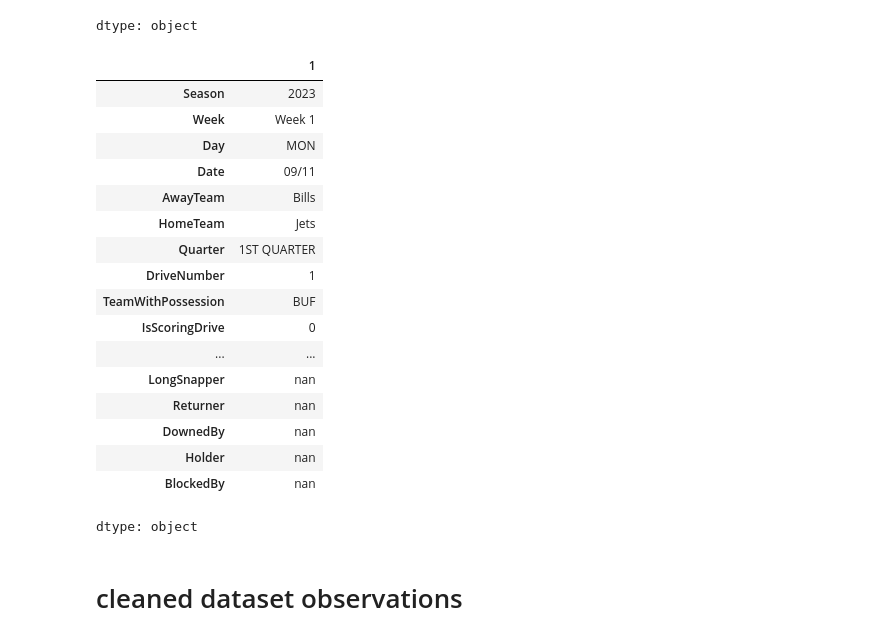
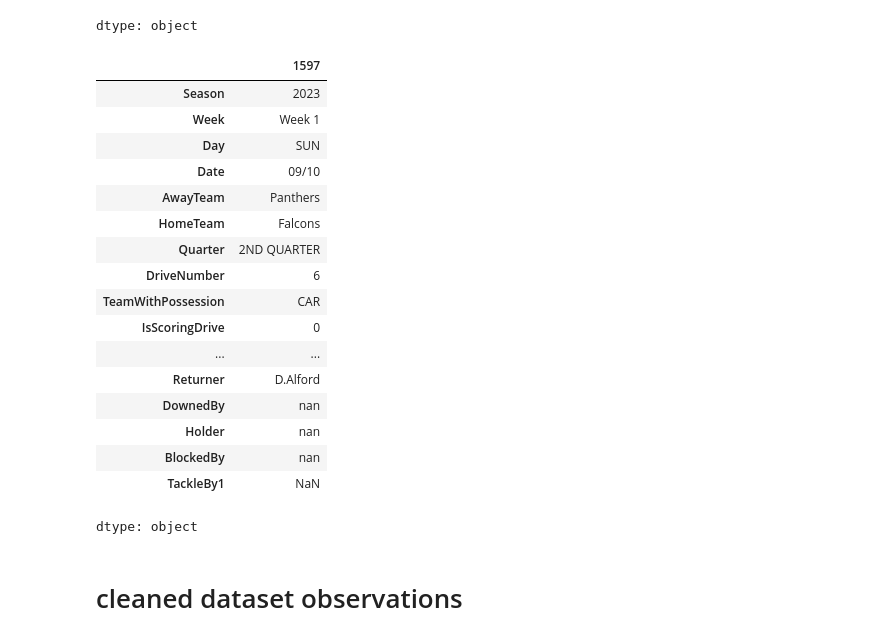
Before and after one commit to KeoniM/NFL_Data_Cleaning, a Jupyter notebook: NFL_Plays_Week1_2023.ipynb, the cells around one changed output. Saved outputs shown, nothing was run; the diff lists cells and outputs as text; code cells hidden in the pictures.

Commit message:
Condensing and cleaning code and comments. Adjusting defensive data collection and their features.

```diff
--- a/NFL_Plays_Week1_2023.ipynb
+++ b/NFL_Plays_Week1_2023.ipynb
@@ -1330,13 +1352,13 @@ def clean_sacked_plays(df_plays, index_start = None):
     # Split sack (A sack was given to the passer by multiple defenders)
     split_sack = re.findall(split_sack_pattern, play)
     if len(split_sack) > 0:
-      df_plays.at[idx, 'SackedBy'] = list(split_sack[0])
+      df_plays.at[idx, 'SackedBy'] = split_sack[0]
 
     ##############
     #  INJURIES  #
     ##############
 
-    injuries = re.findall(injury, play)
+    injuries = re.findall(injury_pattern, play)
     if len(injuries) > 0:
       df_plays.at[idx, 'InjuredPlayers'] = injuries
 
@@ -2533,14 +2564,29 @@ def clean_dataframe_of_plays(df_all_plays):
   # PenaltyDescription - If there is a penalty, gives a description of it
   #                      - [who caused the penalty, what was the penalty, yards lost if penalty accepted]
 
+  # new_columns = ["PlayType", "TimeOnTheClock", "Formation", "Passer", "Rusher", "Receiver", "Direction", "Yardage",
+  #               "TackleBy1", "TackleBy2", "PressureBy", "InterceptedBy", "SackedBy", "ForcedFumbleBy",
+  #               "FumbleDetails", "ReverseDetails",
+  #               "InjuredPlayers", "AcceptedPenalty", "DeclinedPenalty",
+  #               "Kicker", "LongSnapper", "Returner", "DownedBy", "Holder", "BlockedBy"]
+
+  # string_columns = ["PlayType", "TimeOnTheClock", "Formation", "Passer", "Rusher", "Receiver", "Direction",
+  #                   "TackleBy1", "TackleBy2", "PressureBy", "InterceptedBy", "SackedBy", "ForcedFumbleBy",
+  #                   "FumbleDetails", "ReverseDetails",
+  #                   "InjuredPlayers", "AcceptedPenalty", "DeclinedPenalty",
+  #                   "Kicker", "LongSnapper", "Returner", "DownedBy", "Holder", "BlockedBy"]
+
+  # int_columns = ["Yardage"]
+
+
   new_columns = ["PlayType", "TimeOnTheClock", "Formation", "Passer", "Rusher", "Receiver", "Direction", "Yardage",
-                "TackleBy1", "TackleBy2", "PressureBy", "InterceptedBy", "SackedBy", "ForcedFumbleBy",
+                "SoloTackle", "AssistedTackle", "SharedTackle", "PressureBy", "InterceptedBy", "SackedBy", "ForcedFumbleBy",
                 "FumbleDetails", "ReverseDetails",
                 "InjuredPlayers", "AcceptedPenalty", "DeclinedPenalty",
                 "Kicker", "LongSnapper", "Returner", "DownedBy", "Holder", "BlockedBy"]
 
   string_columns = ["PlayType", "TimeOnTheClock", "Formation", "Passer", "Rusher", "Receiver", "Direction",
-                    "TackleBy1", "TackleBy2", "PressureBy", "InterceptedBy", "SackedBy", "ForcedFumbleBy",
+                    "SoloTackle", "AssistedTackle", "SharedTackle", "PressureBy", "InterceptedBy", "SackedBy", "ForcedFumbleBy",
                     "FumbleDetails", "ReverseDetails",
                     "InjuredPlayers", "AcceptedPenalty", "DeclinedPenalty",
                     "Kicker", "LongSnapper", "Returner", "DownedBy", "Holder", "BlockedBy"]
@@ -2562,17 +2608,17 @@ def clean_dataframe_of_plays(df_all_plays):
 
   df_all_plays_cleaned = clean_run_plays(df_all_plays_cleaned)
   df_all_plays_cleaned = clean_pass_plays(df_all_plays_cleaned)
+  df_all_plays_cleaned = cleaning_2pt_conversion_plays(df_all_plays_cleaned)
   df_all_plays_cleaned = clean_intercepted_plays(df_all_plays_cleaned)
   df_all_plays_cleaned = clean_sacked_plays(df_all_plays_cleaned)
   df_all_plays_cleaned = clean_punt_plays(df_all_plays_cleaned)
-  df_all_plays_cleaned = clean_kickoff_plays(df_all_plays_cleaned)
-  df_all_plays_cleaned = clean_penalty_plays(df_all_plays_cleaned)
-  df_all_plays_cleaned = clean_touchdown_plays(df_all_plays_cleaned)
-  df_all_plays_cleaned = clean_field_goal_plays(df_all_plays_cleaned)
-  df_all_plays_cleaned = clean_extra_point_plays(df_all_plays_cleaned)
-  df_all_plays_cleaned = clean_turnover_on_downs_plays(df_all_plays_cleaned)
-  df_all_plays_cleaned = cleaning_2pt_conversion_plays(df_all_plays_cleaned)
-  df_all_plays_cleaned = clean_fumble_plays(df_all_plays_cleaned)
+  # df_all_plays_cleaned = clean_kickoff_plays(df_all_plays_cleaned)
+  # df_all_plays_cleaned = clean_penalty_plays(df_all_plays_cleaned)
+  # df_all_plays_cleaned = clean_touchdown_plays(df_all_plays_cleaned)
+  # df_all_plays_cleaned = clean_field_goal_plays(df_all_plays_cleaned)
+  # df_all_plays_cleaned = clean_extra_point_plays(df_all_plays_cleaned)
+  # df_all_plays_cleaned = clean_turnover_on_downs_plays(df_all_plays_cleaned)
+  # df_all_plays_cleaned = clean_fumble_plays(df_all_plays_cleaned)
 
   return df_all_plays_cleaned
 # %% [markdown]
@@ -4063,25 +4141,25 @@ week1_2023_plays.iloc[0]
 | PlayStart | Kickoff from NYJ 35 |
 dtype: object
 # %%
-df_week1_plays_cleaned.iloc[1]
+df_week1_plays_cleaned.iloc[1597]
 # %% [output]
-|  | 1 |
+|  | 1597 |
 | Season | 2023 |
 | Week | Week 1 |
-| Day | MON |
-| Date | 09/11 |
-| AwayTeam | Bills |
-| HomeTeam | Jets |
-| Quarter | 1ST QUARTER |
-| DriveNumber | 1 |
-| TeamWithPossession | BUF |
+| Day | SUN |
+| Date | 09/10 |
+| AwayTeam | Panthers |
+| HomeTeam | Falcons |
+| Quarter | 2ND QUARTER |
+| DriveNumber | 6 |
+| TeamWithPossession | CAR |
 | IsScoringDrive | 0 |
 | ... | ... |
-| LongSnapper | nan |
-| Returner | nan |
+| Returner | D.Alford |
 | DownedBy | nan |
 | Holder | nan |
 | BlockedBy | nan |
+| TackleBy1 | NaN |
 dtype: object
 # %% [markdown]
 # cleaned dataset observations
```
Also changed, not shown: parts of 64 cells of this notebook.
